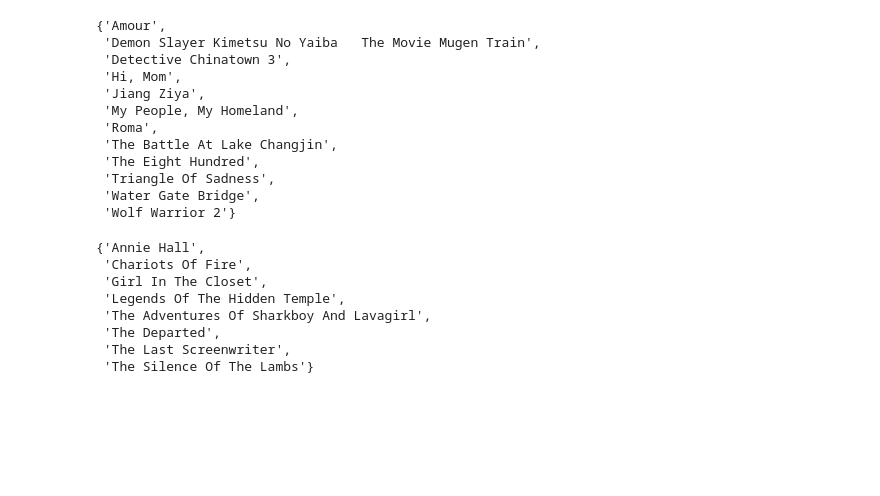
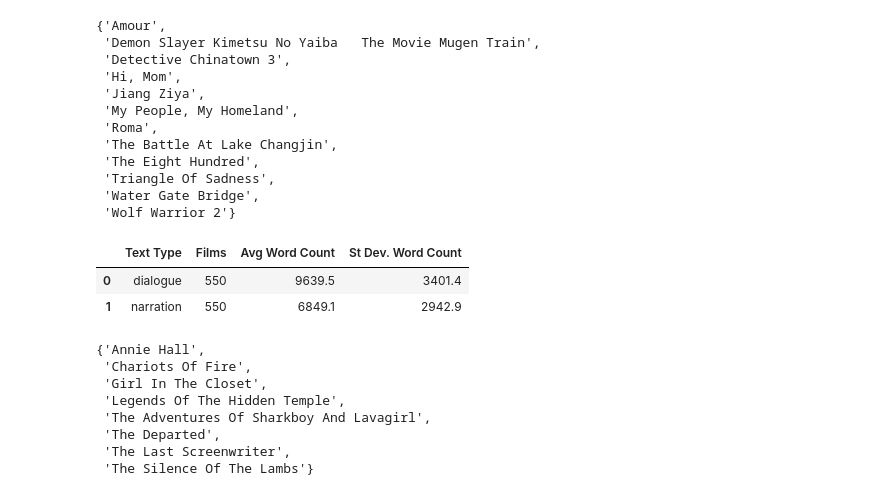
Before and after one commit to sydney-machine-learning/audiodescription-abusedetection, a Jupyter notebook: 02_data_preparation.ipynb, the cells around one changed output. Cells and saved outputs as stored; diff of their text form; code cells hidden in the pictures; blank space fills up the shorter version.

```diff
--- a/02_data_preparation.ipynb
+++ b/02_data_preparation.ipynb
@@ -142,3 +146,16 @@ acb_df['movie'] = acb_df['movie'].str.replace(':', '').str.replace('-', ' ').str
 acb_df = acb_df[~acb_df.movie.isin(filtered_movies)]
 full_txt_w_acb_df = full_txt_df.merge(acb_df)
 full_txt_w_acb_df.to_parquet(da.cleaned_dataset_fp)
+# %%
+full_txt_w_acb_df = pd.read_parquet(da.cleaned_dataset_fp) #.groupby(['movie', 'type'])
+full_txt_w_acb_df = full_txt_w_acb_df[full_txt_w_acb_df['text'].ne('')]
+full_txt_w_acb_df['word_len'] = [len(x.split()) for x in full_txt_w_acb_df['text'].tolist()]
+table_df = full_txt_w_acb_df.groupby(['movie', 'type']).word_len.sum().reset_index().groupby('type').agg({
+    'word_len': [('document_count', 'count'), ('mean_word_count', 'mean'), ('stdev_word_count', 'std')]
+}).round(1).reset_index()
+table_df.columns = ['Text Type', 'Films', 'Avg Word Count', 'St Dev. Word Count']
+table_df
+# %% [output]
+|  | Text Type | Films | Avg Word Count | St Dev. Word Count |
+| 0 | dialogue | 550 | 9639.5 | 3401.4 |
+| 1 | narration | 550 | 6849.1 | 2942.9 |
```
Also changed, not shown: parts of 3 cells of this notebook, 1 other file.
